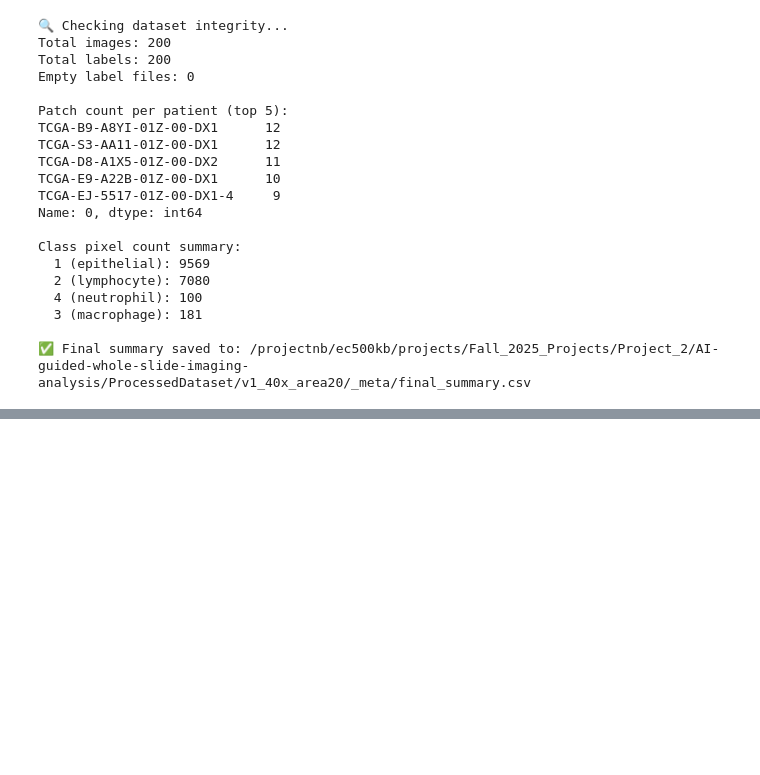
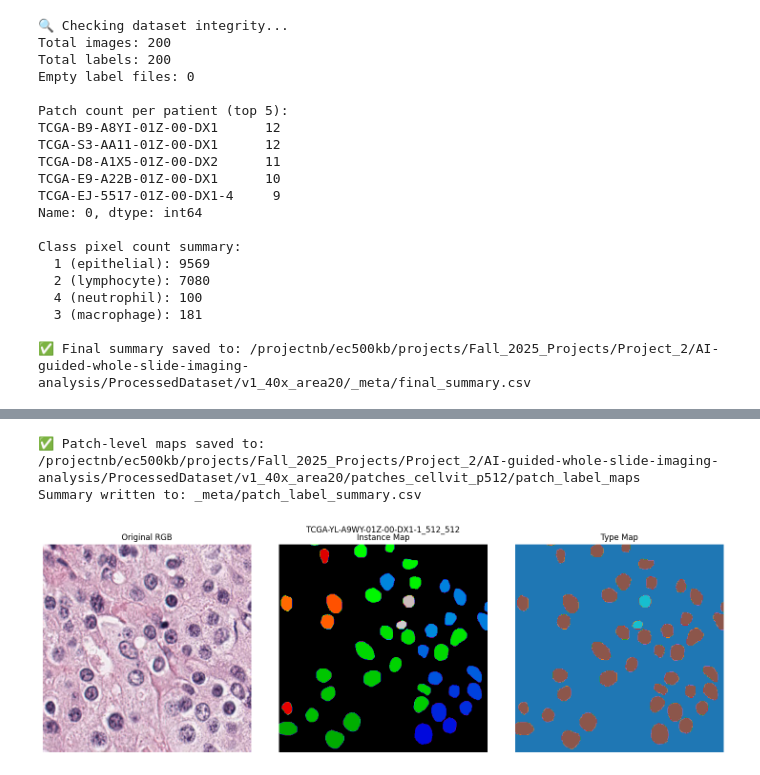
Before and after one commit to atuzcu24/AI-guided-whole-slide-imaging-analysis, a Jupyter notebook: notebooks/04_generate_cellvit_classification_patches.ipynb, the cells around one changed output, grey strips where cells are left out. Saved outputs shown, nothing was run; the diff lists cells and outputs as text; code cells hidden in the pictures; blank space fills up the shorter version.

Commit message:
Add type/inst map creation for patches

```diff
--- a/notebooks/04_generate_cellvit_classification_patches.ipynb
+++ b/notebooks/04_generate_cellvit_classification_patches.ipynb
@@ -484,0 +571,44 @@ Class pixel count summary:
+# %%
+# --- Summary ---
+import pandas as pd
+summary_df = pd.DataFrame(slide_summaries)
+summary_df.to_csv(PROC_ROOT / "_meta" / "patch_label_summary.csv", index=False)
+print(f"\n✅ Patch-level maps saved to: {patch_map_dir}")
+print(f"Summary written to: _meta/patch_label_summary.csv")
+
+# --- Quick visual sanity check ---
+import cv2
+import matplotlib.pyplot as plt
+import numpy as np
+import random
+
+# pick a random patch label map
+sample = random.choice(list(patch_map_dir.glob("*.npy")))
+data = np.load(sample, allow_pickle=True).item()
+inst, typ = data["inst_map"], data["type_map"]
+
+# infer corresponding RGB image file
+# e.g. slide_id_x_y.npy → slide_id_x_y.png
+img_name = sample.stem + ".png"
+img_path = PATCH_ROOT / "images" / img_name
+
+rgb = None
+if img_path.exists():
+    rgb = cv2.imread(str(img_path))
+    rgb = cv2.cvtColor(rgb, cv2.COLOR_BGR2RGB)
+else:
+    print(f"⚠️ No matching RGB image found for {img_name}")
+
+plt.figure(figsize=(15,5))
+if rgb is not None:
+    plt.subplot(1,3,1); plt.imshow(rgb); plt.title("Original RGB"); plt.axis("off")
+
+plt.subplot(1,3,2); plt.imshow(inst, cmap="nipy_spectral"); plt.title("Instance Map"); plt.axis("off")
+plt.subplot(1,3,3); plt.imshow(typ, cmap="tab10"); plt.title("Type Map"); plt.axis("off")
+plt.suptitle(sample.stem)
+plt.tight_layout()
+plt.show()
+# %% [output]
+✅ Patch-level maps saved to: /projectnb/ec500kb/projects/Fall_2025_Projects/Project_2/AI-guided-whole-slide-imaging-analysis/ProcessedDataset/v1_40x_area20/patches_cellvit_p512/patch_label_maps
+Summary written to: _meta/patch_label_summary.csv
+[figure, added]
```
Also changed, not shown: parts of 3 cells of this notebook.
